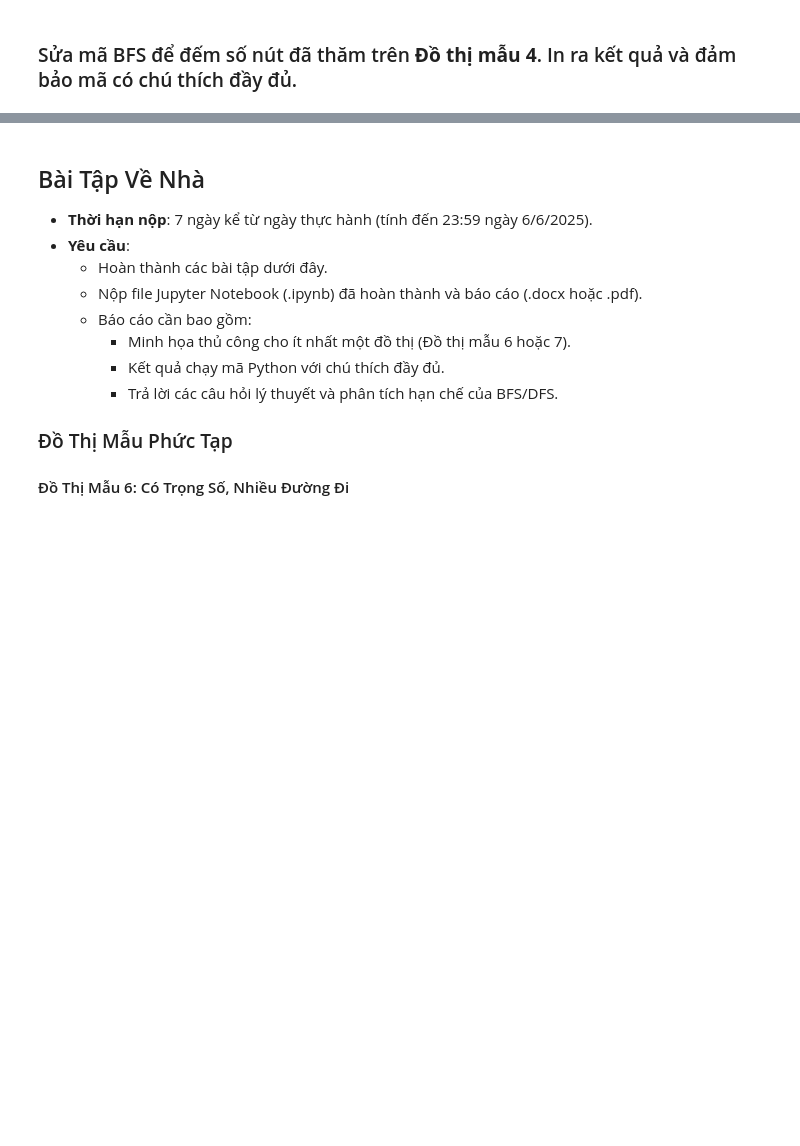
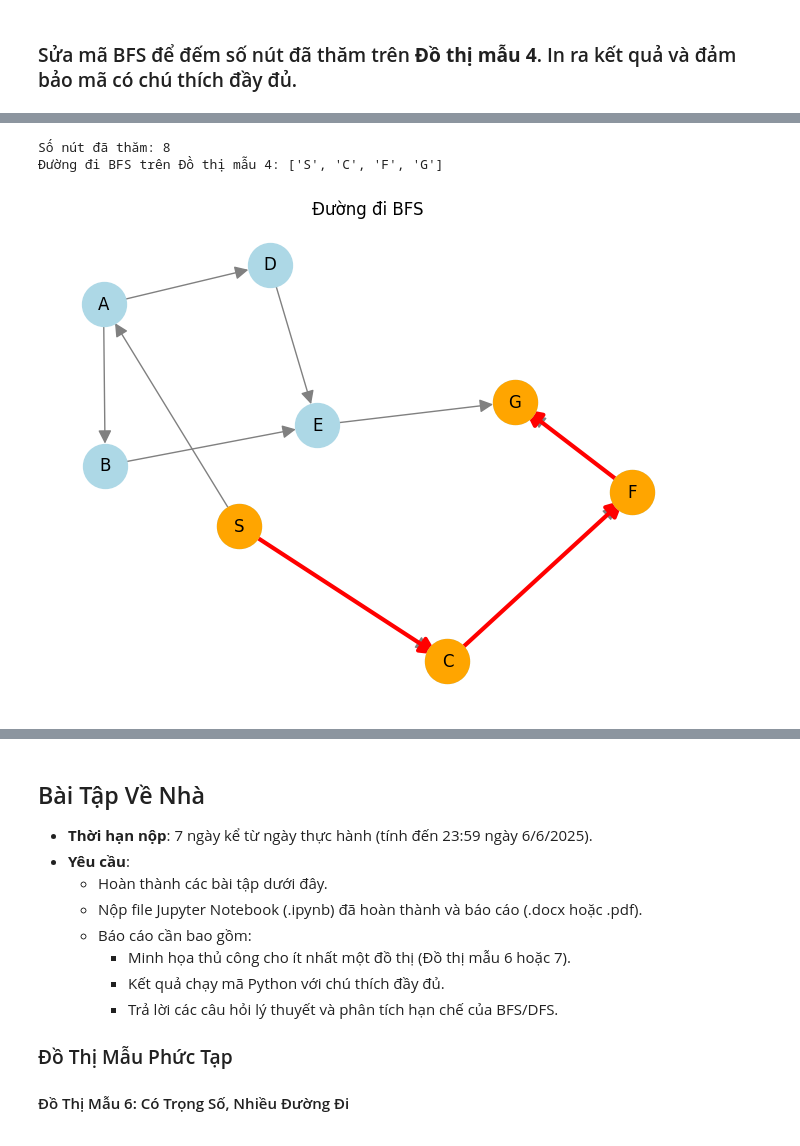
Before and after one commit to trdphatphattran/NhapMonTriTueNhanTao, a Jupyter notebook: Lab1/2374802010379_TranDaiPhat.ipynb, the cells around one changed output, grey strips where cells are left out. Saved outputs shown, nothing was run; the diff lists cells and outputs as text; code cells hidden in the pictures; blank space fills up the shorter version.

```diff
--- a/Lab1/2374802010379_TranDaiPhat.ipynb
+++ b/Lab1/2374802010379_TranDaiPhat.ipynb
@@ -453,2 +537,73 @@ Chạy DFS trên **Đồ thị mẫu 2** với chú thích chi tiết.
+# %%
+# code here
+
+from collections import deque
+import networkx as nx
+import matplotlib.pyplot as plt
+
+def bfs(graph, start, goal):
+    queue = deque([(start, [start])])
+    visited = set([start])
+    count = 1
+
+    while queue:
+        (node, path) = queue.popleft()
+        if node == goal:
+            print("Số nút đã thăm:", count)
+            return path
+        for neighbor in graph[node]:
+            if neighbor not in visited:
+                visited.add(neighbor)
+                queue.append((neighbor, path + [neighbor]))
+                count += 1
+    print("Số nút đã thăm:", count)
+    return None
+
+# Định nghĩa đồ thị mẫu 4 (có hướng)
+graph4 = {
+    'S': ['A', 'C'],
+    'A': ['B', 'D'],
+    'B': ['E'],
+    'C': ['F'],
+    'D': ['E'],
+    'E': ['G'],
+    'F': ['G'],
+    'G': []
+}
+
+path = bfs(graph4, 'S', 'G')
+print("Đường đi BFS trên Đồ thị mẫu 4:", path)
+
+# Tạo đồ thị có hướng
+G = nx.DiGraph()
+
+# Thêm các cạnh
+for node in graph4:
+    for neighbor in graph4[node]:
+        G.add_edge(node, neighbor)
+
+# Layout cố định
+pos = nx.spring_layout(G, seed=42)
+
+# Vẽ toàn bộ đồ thị
+nx.draw(G, pos, with_labels=True, node_color='lightblue', edge_color='gray',
+        node_size=1000, font_size=12, arrowsize=20)
+
+# Nếu tìm thấy đường đi, vẽ nổi bật
+if path:
+    # Các cạnh thuộc đường đi
+    path_edges = list(zip(path, path[1:]))
+    # Vẽ các cạnh của đường đi màu đỏ
+    nx.draw_networkx_edges(G, pos, edgelist=path_edges, edge_color='red', width=3, arrows=True, arrowsize=25)
+    # Vẽ các nút trong đường đi màu cam
+    nx.draw_networkx_nodes(G, pos, nodelist=path, node_color='orange', node_size=1000)
+
+# Tiêu đề và hiển thị
+plt.title("Đường đi BFS")
+plt.show()
+# %% [output]
+Số nút đã thăm: 8
+Đường đi BFS trên Đồ thị mẫu 4: ['S', 'C', 'F', 'G']
+[figure, added]
 # %%
 # code here
```
Also changed, not shown: parts of 30 cells of this notebook.
